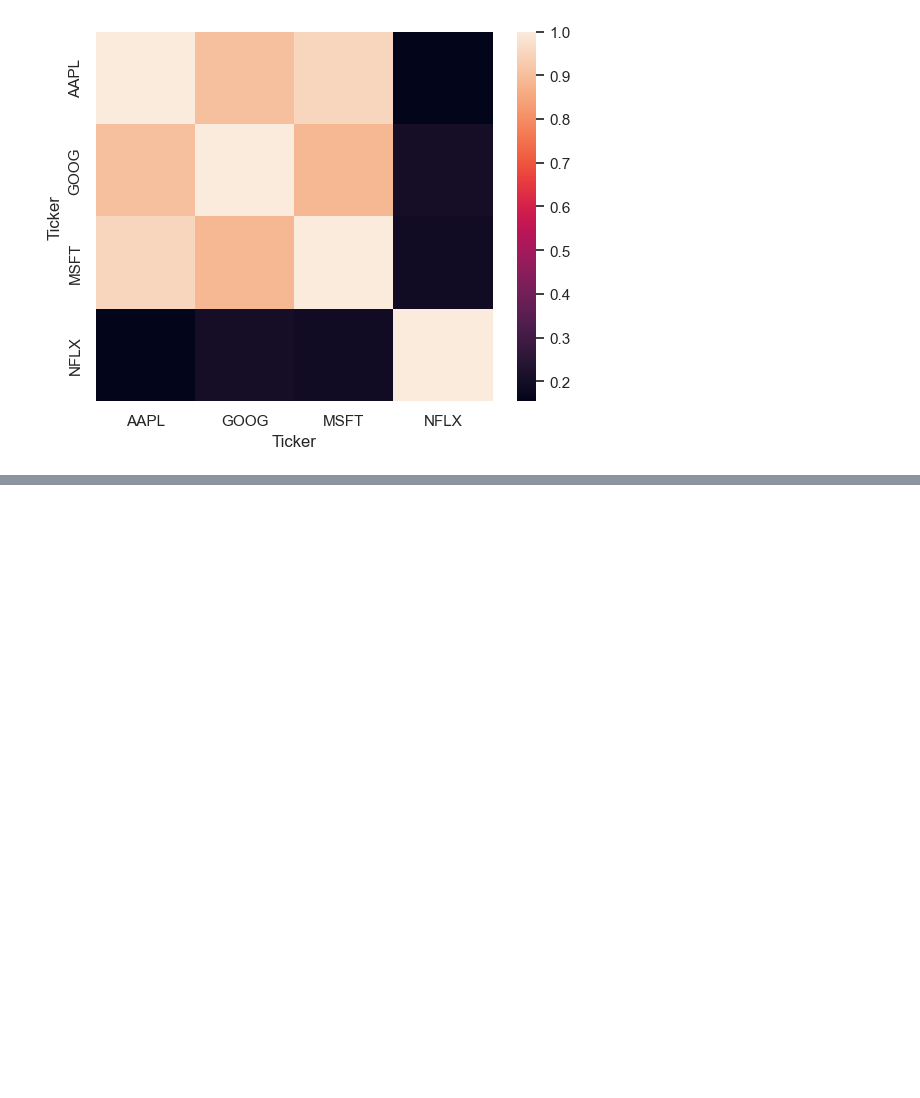
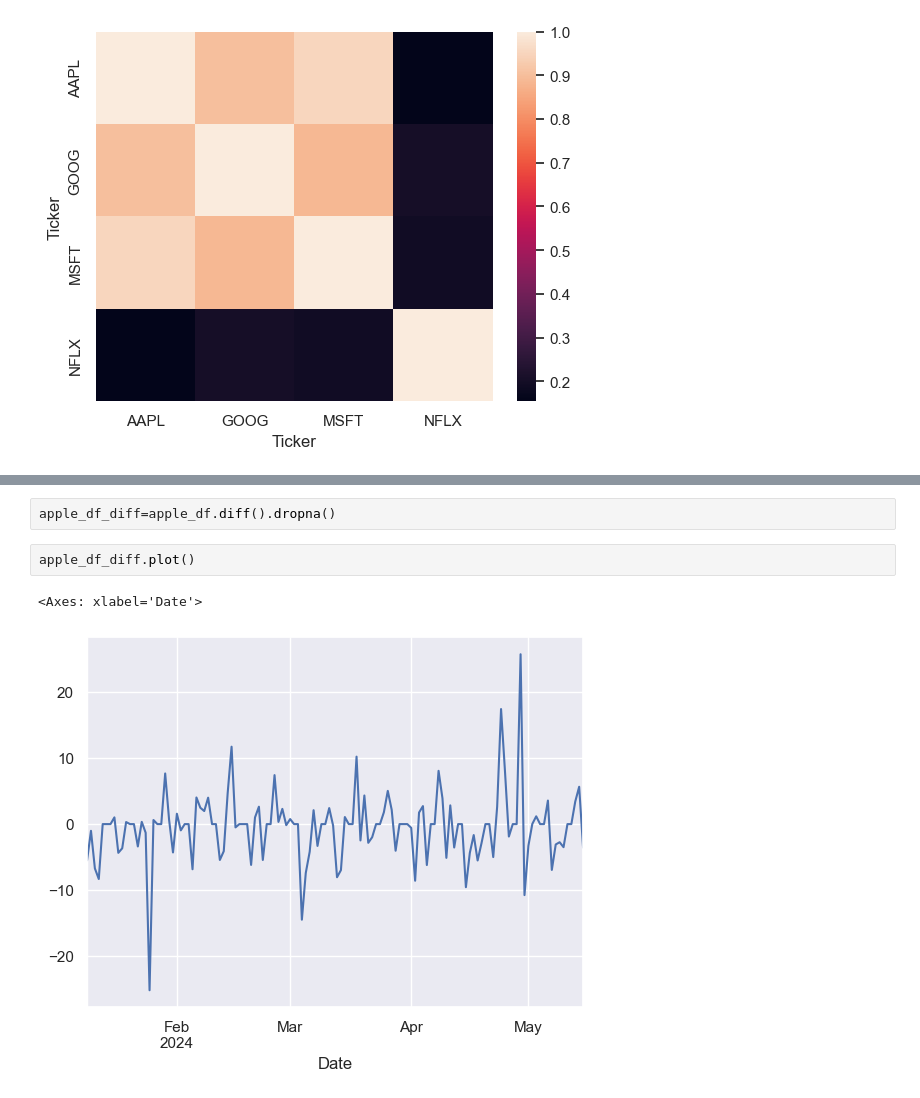
Before and after one commit to lucaslulucaslu/Data-Science-Practice-Projects, a Jupyter notebook: 11. Stock Price Forecasting/Stock Price Forecasting.ipynb, the cells around one changed output, grey strips where cells are left out. Drawn from its saved outputs; the diff is of its cells as text; blank space fills up the shorter version.

```diff
--- a/11. Stock Price Forecasting/Stock Price Forecasting.ipynb
+++ b/11. Stock Price Forecasting/Stock Price Forecasting.ipynb
@@ -136,0 +154,7 @@ plt.show()
+# %%
+apple_df_diff=apple_df.diff().dropna()
+# %%
+apple_df_diff.plot()
+# %% [output]
+<Axes: xlabel='Date'>
+[figure, added]
```
Also changed, not shown: parts of 17 cells of this notebook.
